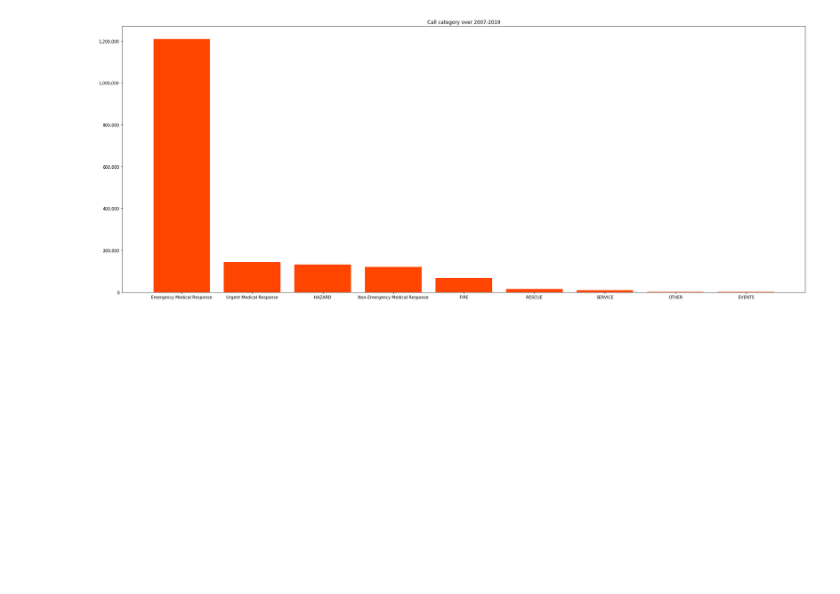
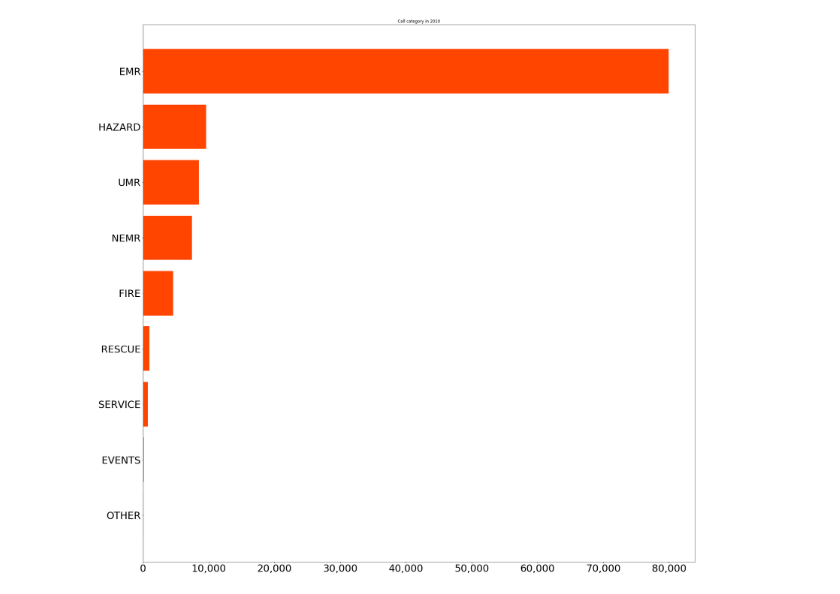
Before and after one commit to hundredball/ECE143_Project_Group24, a Jupyter notebook: analyze_category.ipynb, the cells around one changed output. Drawn from its saved outputs; the diff is of its cells as text; code cells hidden in the pictures; blank space fills up the shorter version.

Commit message:
Modify call_category

```diff
--- a/analyze_category.ipynb
+++ b/analyze_category.ipynb
@@ -5,17 +5,19 @@ import matplotlib.pyplot as plt
 import matplotlib
 import dataloader
 # %%
-years = range(2007, 2020)
+years = range(2010, 2011)
 fire_df = dataloader.load(years)
 # %%
 category = fire_df['call_category'].value_counts()
-fig, ax = plt.subplots(figsize=(30,12))
-#fig.figsize = (30,12)
-#fig.figure(figsize=(30,12))
-ax.bar(category.index, category.values, color='orangered')
-ax.yaxis.set_major_formatter(
+category.rename({'Emergency Medical Response':'EMR', 'Urgent Medical Response':'UMR', 'Non-Emergency Medical Response':'NEMR'}, inplace=True)
+category = category.sort_values(ascending=True)
+fig, ax = plt.subplots(figsize=(30,30))
+ax.barh(category.index, category.values, color='orangered')
+ax.xaxis.set_major_formatter(
     matplotlib.ticker.FuncFormatter(lambda x, p: format(int(x), ',')))
-plt.title('Call category over %d-%d'%(years[0],years[-1]))
+matplotlib.rc('xtick', labelsize=30)
+matplotlib.rc('ytick', labelsize=30)
+plt.title('Call category in %d'%(years[0]))
 plt.savefig('category.png')
 # %% [output]
-[figure, old version]
+[figure, new version]
```
Also changed, not shown: 1 other file.
